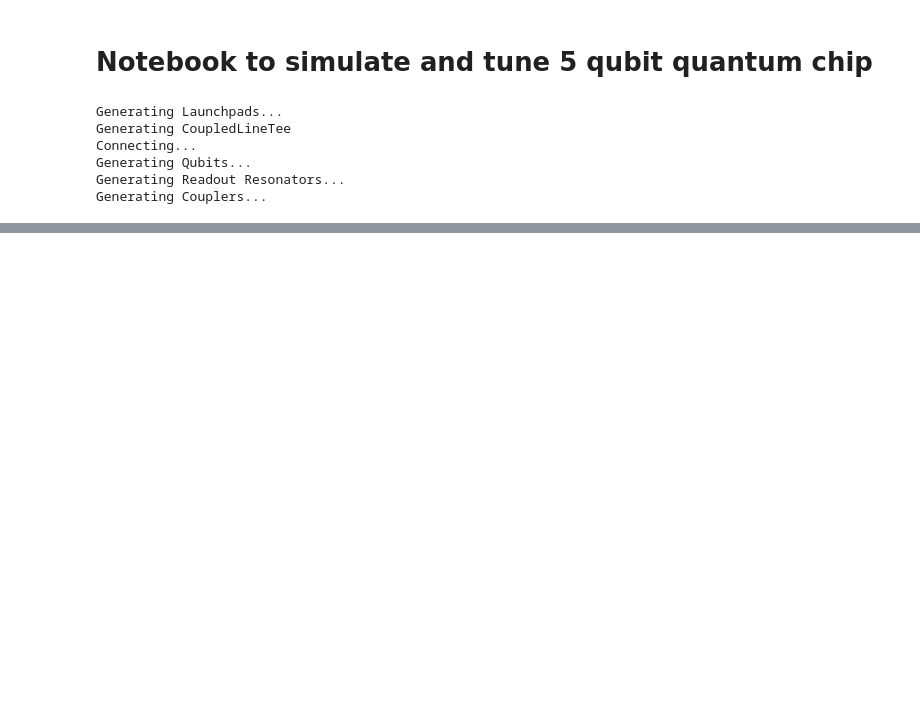
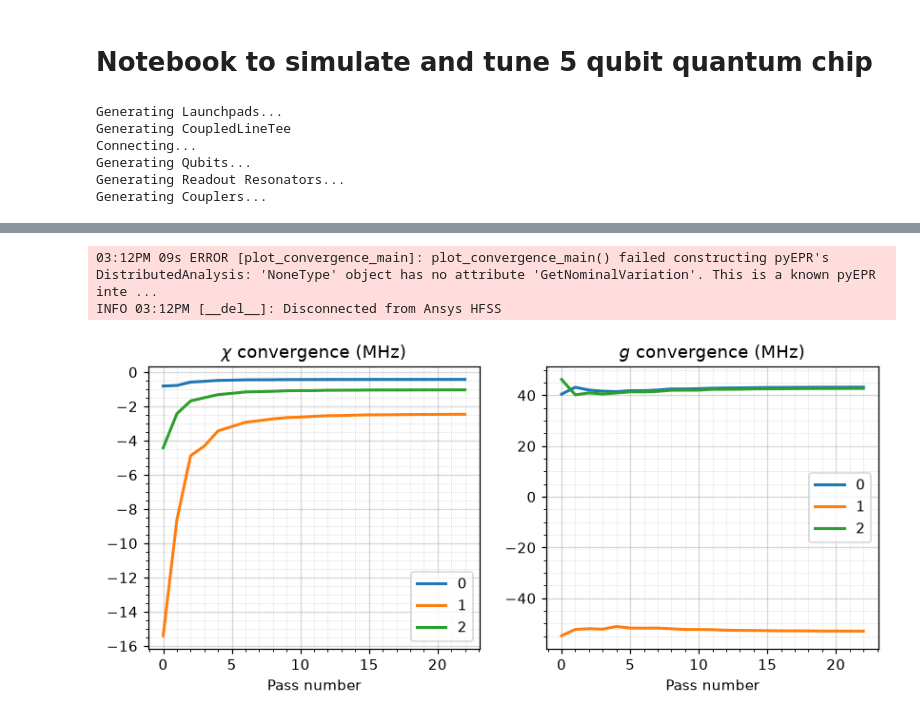
Before and after one commit to recursion2612/metal-flow, a Jupyter notebook: src/metal_flow/main_design.ipynb, the cells around one changed output, grey strips where cells are left out. Saved outputs shown, nothing was run; the diff lists cells and outputs as text; code cells hidden in the pictures; blank space fills up the shorter version.

```diff
--- a/src/metal_flow/main_design.ipynb
+++ b/src/metal_flow/main_design.ipynb
@@ -115,0 +658,4 @@ Total passes:16
+# %%
+import numpy as np
+FOUR_QUBIT_DESIGN_DICT.simulations.capacitive.q_2 = Dict(lumped_oscillator = lom.lumped_oscillator, cap_matrix = lom.sim.capacitance_matrix)
+FOUR_QUBIT_DESIGN_DICT.simulations.capacitive
@@ -115,0 +869,3 @@ Total passes:16
+# %%
+lom.setup = Dict(junctions=Dict(Lj=9.3, Cj=2), freq_readout=FOUR_QUBIT_DESIGN_DICT.resonator_frequencies_ghz[qubit_name], freq_bus=get_side_frequencies_for_qubit(qubit_name, FOUR_QUBIT_DESIGN_DICT))
+lom.run_lom()
@@ -115,0 +907,7 @@ Total passes:16
+# %%
+lom.plot_convergence()
+lom.plot_convergence_chi()
+# %% [output]
+03:12PM 09s ERROR [plot_convergence_main]: plot_convergence_main() failed constructing pyEPR's DistributedAnalysis: 'NoneType' object has no attribute 'GetNominalVariation'. This is a known pyEPR inte ...
+INFO 03:12PM [__del__]: Disconnected from Ansys HFSS
+[figure, added]
```
Also changed, not shown: parts of 88 cells of this notebook, 27 other files.
